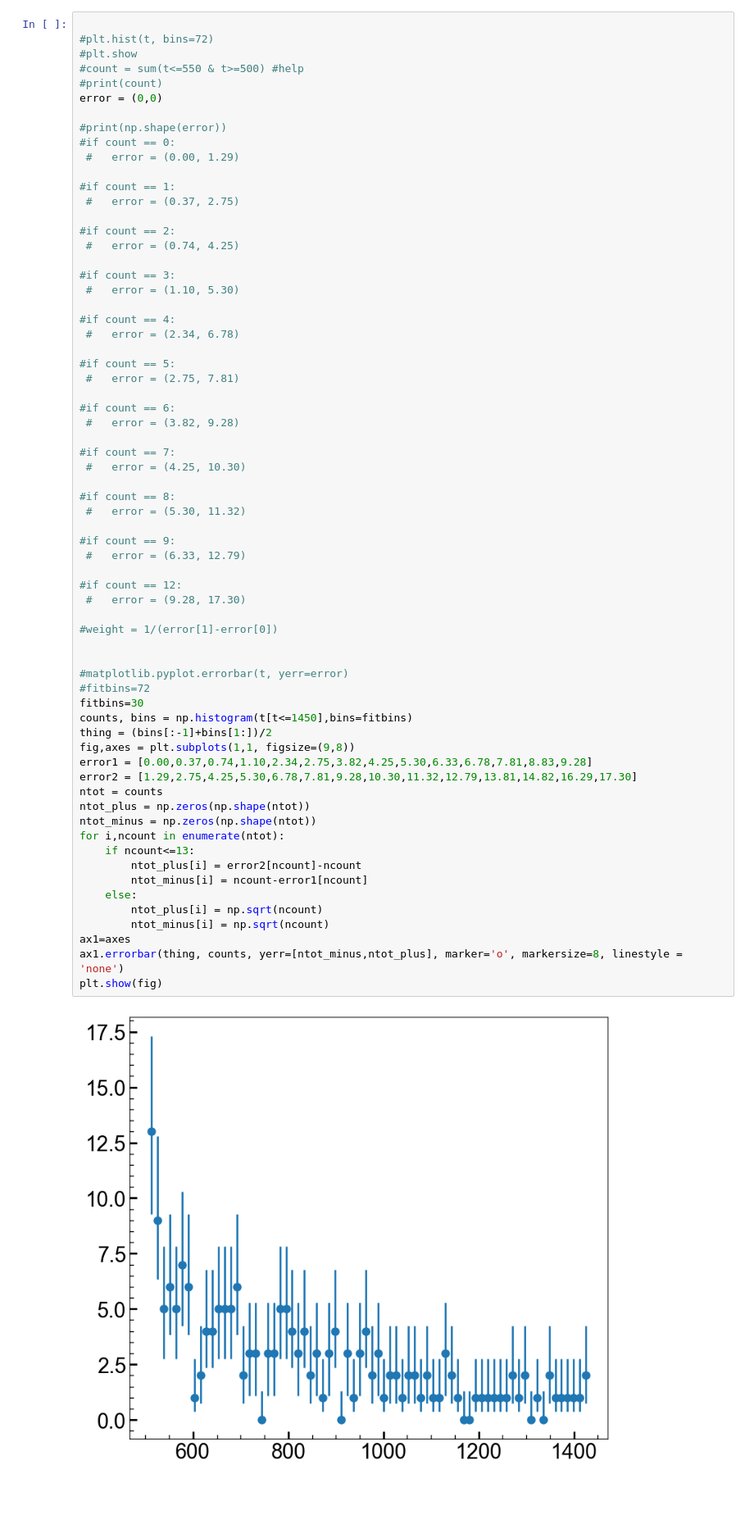
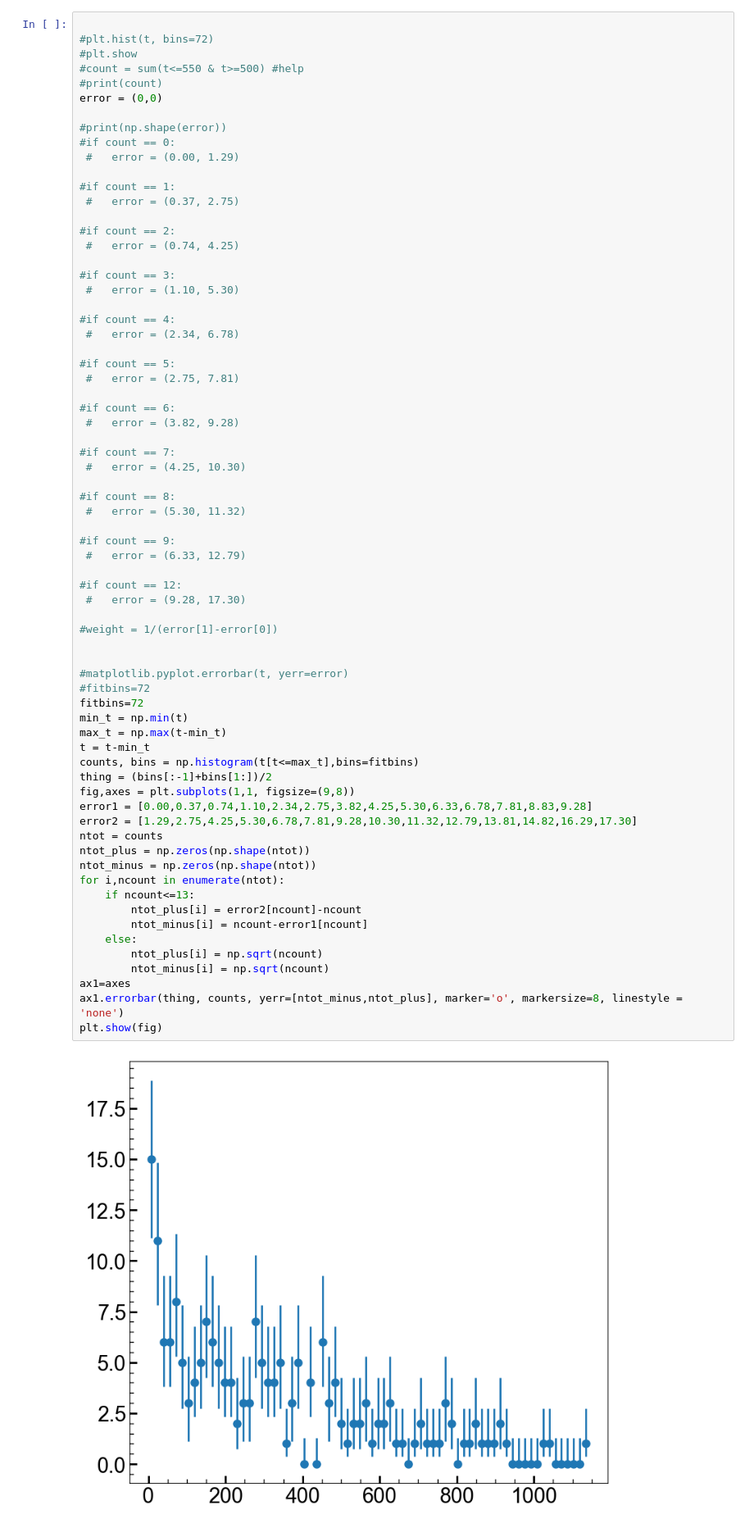
Before and after one commit to villano-lab/thermal-flux_paper2023, a Jupyter notebook: ChiSquare.ipynb, the cells around one changed output. Shown at 82% size. Saved outputs shown, nothing was run; the diff lists cells and outputs as text; blank space fills up the shorter version.

```diff
--- a/ChiSquare.ipynb
+++ b/ChiSquare.ipynb
@@ -86,34 +86,37 @@ error = (0,0)
 
 #if count == 9:
  #   error = (6.33, 12.79)
 
 #if count == 12:
  #   error = (9.28, 17.30)
 
 #weight = 1/(error[1]-error[0])
 
 
 #matplotlib.pyplot.errorbar(t, yerr=error)
 #fitbins=72
-fitbins=30
-counts, bins = np.histogram(t[t<=1450],bins=fitbins)
+fitbins=72
+min_t = np.min(t)
+max_t = np.max(t-min_t)
+t = t-min_t
+counts, bins = np.histogram(t[t<=max_t],bins=fitbins)
 thing = (bins[:-1]+bins[1:])/2
 fig,axes = plt.subplots(1,1, figsize=(9,8))
 error1 = [0.00,0.37,0.74,1.10,2.34,2.75,3.82,4.25,5.30,6.33,6.78,7.81,8.83,9.28]
 error2 = [1.29,2.75,4.25,5.30,6.78,7.81,9.28,10.30,11.32,12.79,13.81,14.82,16.29,17.30]
 ntot = counts
 ntot_plus = np.zeros(np.shape(ntot))
 ntot_minus = np.zeros(np.shape(ntot))
 for i,ncount in enumerate(ntot):
     if ncount<=13:
         ntot_plus[i] = error2[ncount]-ncount
         ntot_minus[i] = ncount-error1[ncount]
     else:
         ntot_plus[i] = np.sqrt(ncount)
         ntot_minus[i] = np.sqrt(ncount)
 ax1=axes
 ax1.errorbar(thing, counts, yerr=[ntot_minus,ntot_plus], marker='o', markersize=8, linestyle = 'none')
 plt.show(fig)
 # %% [output]
-[figure, old version]
+[figure, new version]
 # %%
```
Also changed, not shown: parts of 4 cells of this notebook.
